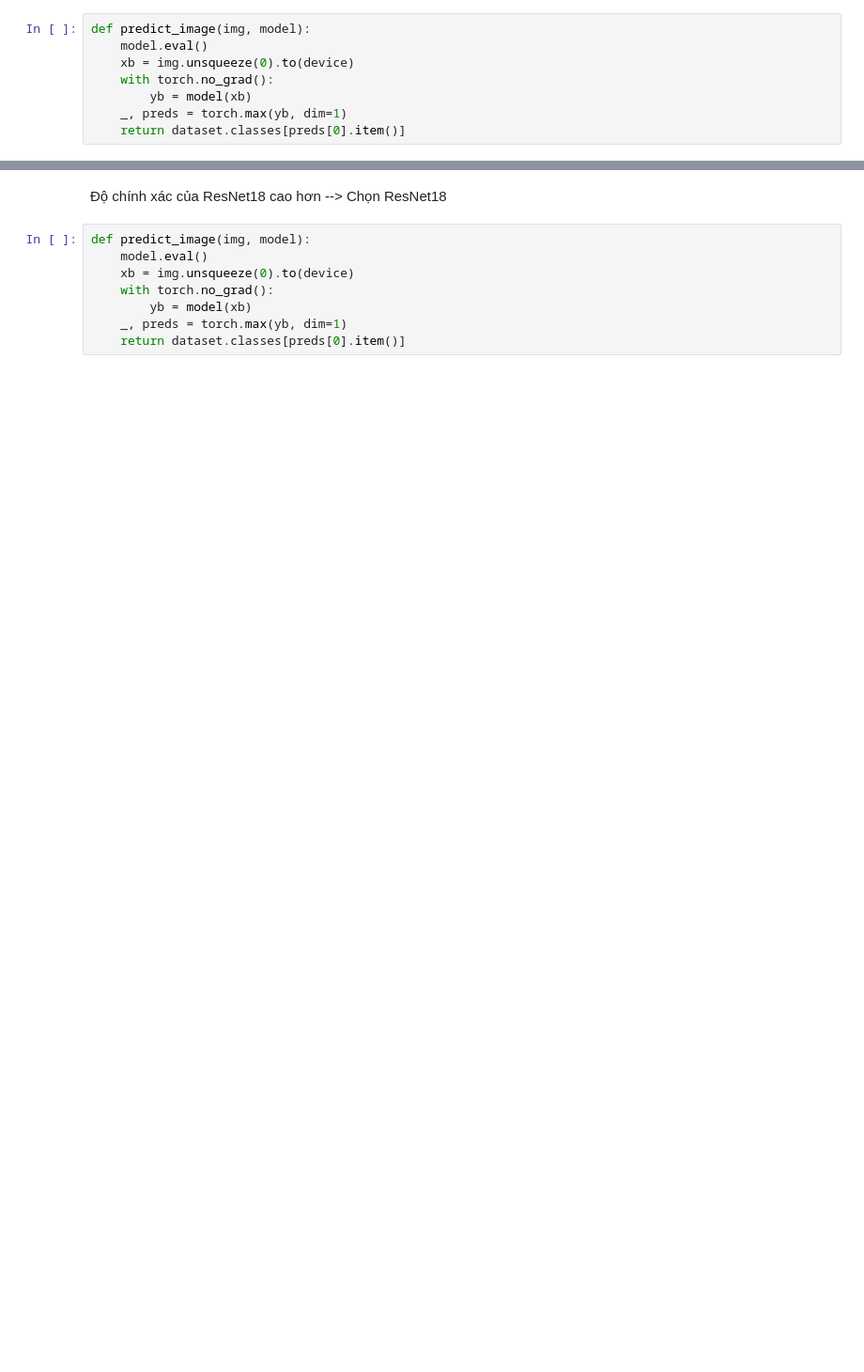
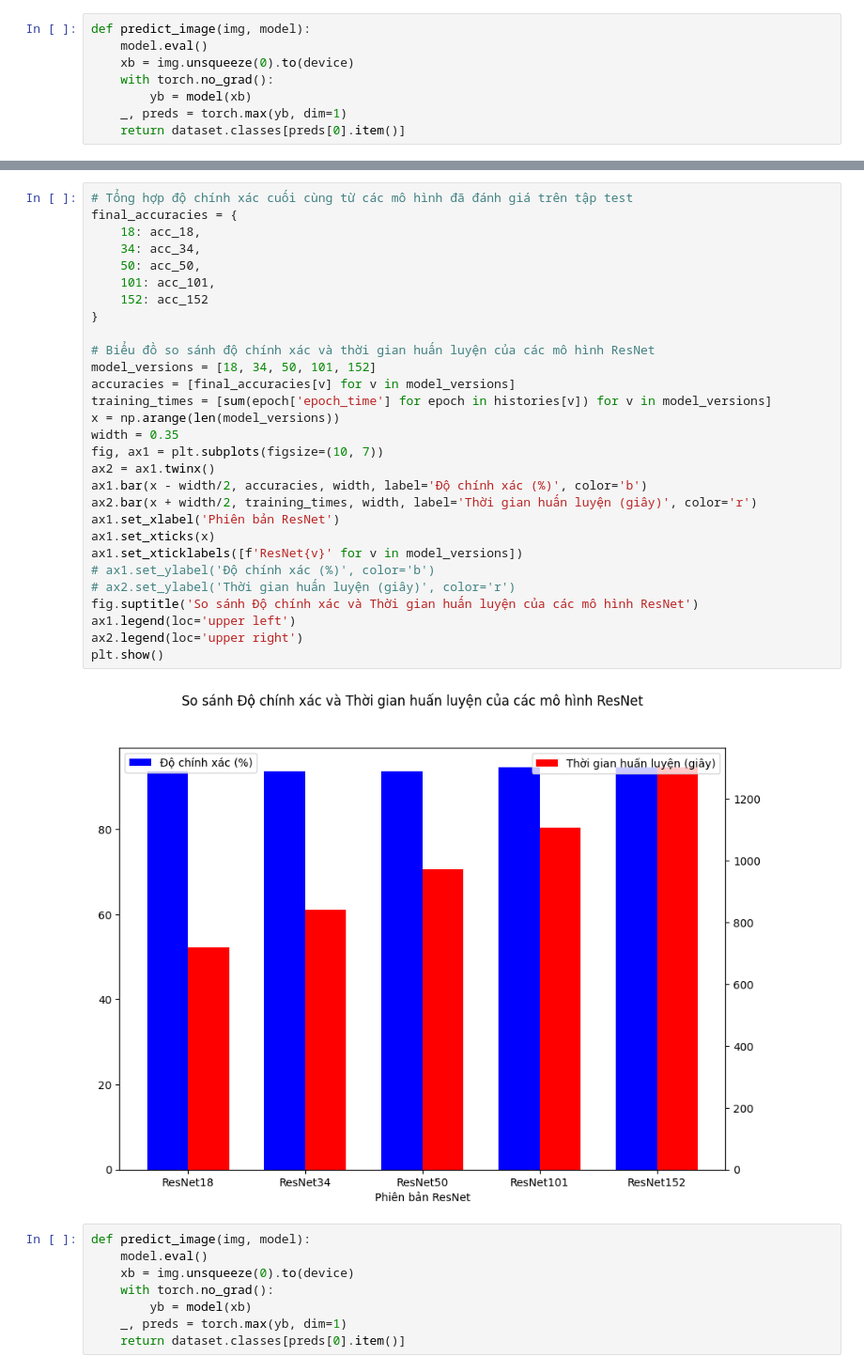
Before and after one commit to PaoNguyen191/GarbageClassification, a Jupyter notebook: main.ipynb, the cells around one changed output, grey strips where cells are left out. Shown at 94% size. Drawn from its saved outputs; the diff is of its cells as text; blank space fills up the shorter version.

```diff
--- a/main.ipynb
+++ b/main.ipynb
@@ -454,5 +452,34 @@ acc_152 = evaluate_model_on_test(model_152, test_loader, device, "ResNet152")
-# %% [markdown]
-Độ chính xác của ResNet18 cao hơn --> Chọn ResNet18
+# %%
+# Tổng hợp độ chính xác cuối cùng từ các mô hình đã đánh giá trên tập test
+final_accuracies = {
+	18: acc_18,
+	34: acc_34,
+	50: acc_50,
+	101: acc_101,
+	152: acc_152
+}
+
+# Biểu đồ so sánh độ chính xác và thời gian huấn luyện của các mô hình ResNet
+model_versions = [18, 34, 50, 101, 152]
+accuracies = [final_accuracies[v] for v in model_versions]
+training_times = [sum(epoch['epoch_time'] for epoch in histories[v]) for v in model_versions]
+x = np.arange(len(model_versions))
+width = 0.35
+fig, ax1 = plt.subplots(figsize=(10, 7))
+ax2 = ax1.twinx()
+ax1.bar(x - width/2, accuracies, width, label='Độ chính xác (%)', color='b')
+ax2.bar(x + width/2, training_times, width, label='Thời gian huấn luyện (giây)', color='r')
+ax1.set_xlabel('Phiên bản ResNet')
+ax1.set_xticks(x)
+ax1.set_xticklabels([f'ResNet{v}' for v in model_versions])
+# ax1.set_ylabel('Độ chính xác (%)', color='b')
+# ax2.set_ylabel('Thời gian huấn luyện (giây)', color='r')
+fig.suptitle('So sánh Độ chính xác và Thời gian huấn luyện của các mô hình ResNet')
+ax1.legend(loc='upper left')
+ax2.legend(loc='upper right')
+plt.show()
+# %% [output]
+[figure, added]
 # %%
 def predict_image(img, model):
     model.eval()
```
Also changed, not shown: parts of 13 cells of this notebook, 3 other files.
